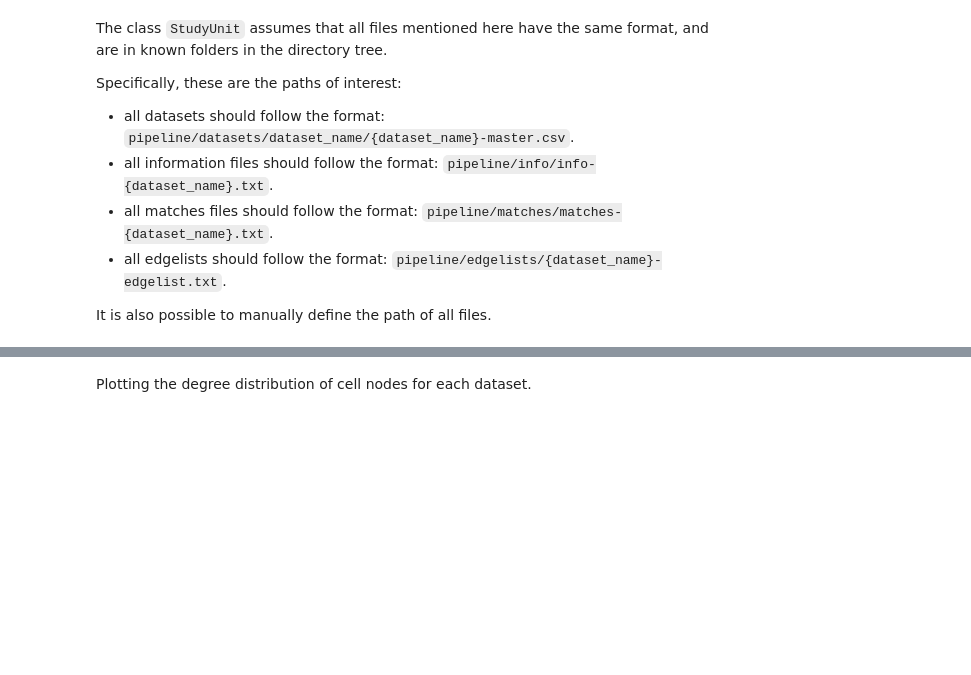
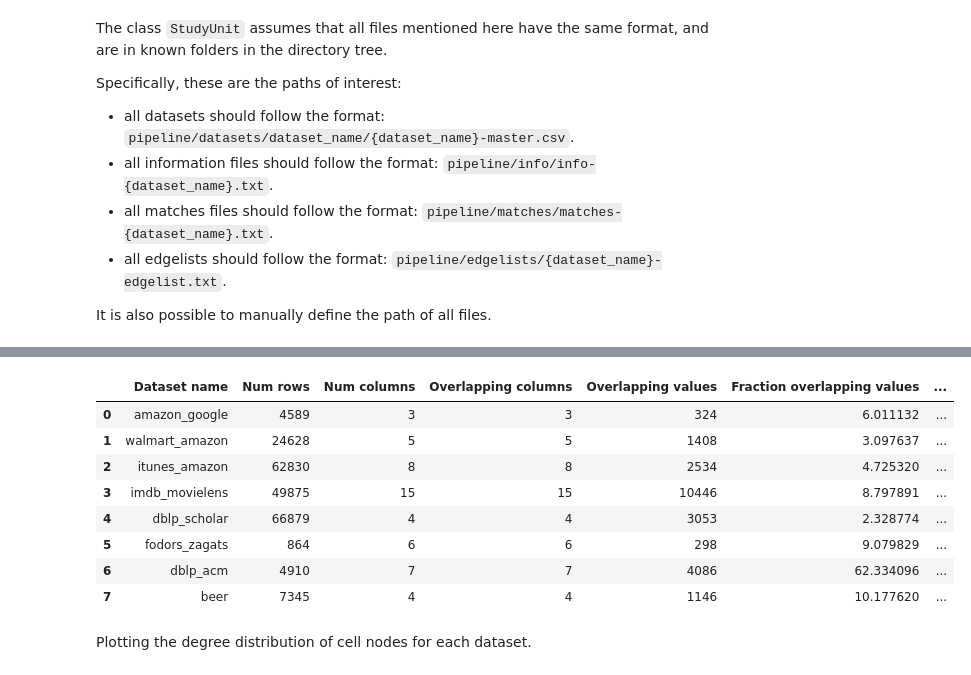
Before and after one commit to rcap107/embdi, a Jupyter notebook: notebooks/study_dataset.ipynb, the cells around one changed output, grey strips where cells are left out. Drawn from its saved outputs; the diff is of its cells as text; code cells hidden in the pictures; blank space fills up the shorter version.

```diff
--- a/study_dataset.ipynb
+++ b/notebooks/study_dataset.ipynb
@@ -316,12 +326,14 @@ class StudyUnit:
         print("Average degree above percentile: {:.2f}".format(info['avg_deg_above_perc']))
 # %%
 study_unit_dict = {}
-dataset_list = ['amazon_google', 'walmart_amazon', 'itunes_amazon', 'imdb_movielens', 'dblp_scholar', 'fodors_zagats', 'dblp_acm', 'beer']
-# dataset_list = ['amazon_google']
+# dataset_list = ['amazon_google', 'walmart_amazon', 'itunes_amazon', 'imdb_movielens', 'dblp_scholar', 'fodors_zagats', 'dblp_acm', 'beer']
+dataset_list = ['imdb_movielens']
 info_by_dataset = {x: None for x in dataset_list}
 for dset in dataset_list:
-    print(dset)
     study_unit = StudyUnit(dset)
     study_unit_dict[dset] = study_unit
-    info = study_unit.get_graph_info()
-    info_by_dataset[dset] = info
+    info_by_dataset[dset] = {}
+    info_basic = study_unit.get_basic_info()
+    info_graph = study_unit.get_graph_info()
+    info_by_dataset[dset].update(info_basic)
+    info_by_dataset[dset].update(info_graph)
@@ -381,3 +342,56 @@ TypeError: can only concatenate list (not "dict") to list
+# %%
+from numpy import mean
+
+columns = [
+    'Dataset name',
+    'Num rows',
+    'Num columns',
+    'Overlapping columns',
+    'Overlapping values',
+    'Fraction overlapping values',
+    'Total nodes',
+    'Average degree',
+    'Total tt edges',
+    '99th percentile degree',
+    'Nodes above 99th',
+    'Edges in 99th',
+    'Avg degree in 99th'
+]
+def info_dict_to_list(dset_name, info_dict):
+    info_list = [
+        dset_name,
+        info_dict['num_rows'],
+        info_dict['num_cols'],
+        info_dict['overlapping_columns'],
+        info_dict['overlapping_values'],
+        info_dict['frac_overlapping_values'],
+        info_dict['total_nodes'],
+        info_dict['avg_degree'],
+        info_dict['sum_degree'],
+        info_dict['perc99'],
+        info_dict['nodes_above_perc'],
+        info_dict['edges_from_nodes_above_perc'],
+        info_dict['avg_deg_above_perc'],
+    ]
+    return info_list
+
+data_dict = {}
+for idx, (dataset, info) in enumerate(info_by_dataset.items()):
+    info_list = info_dict_to_list(dataset, info)
+    data_dict[idx]=info_list
+
+info_df = pd.DataFrame.from_dict(data_dict, orient='index', columns=columns)
+info_df
+# %% [output]
+|  | Dataset name | Num rows | Num columns | Overlapping columns | Overlapping values | Fraction overlapping values | ... |
+| 0 | amazon_google | 4589 | 3 | 3 | 324 | 6.011132 | ... |
+| 1 | walmart_amazon | 24628 | 5 | 5 | 1408 | 3.097637 | ... |
+| 2 | itunes_amazon | 62830 | 8 | 8 | 2534 | 4.725320 | ... |
+| 3 | imdb_movielens | 49875 | 15 | 15 | 10446 | 8.797891 | ... |
+| 4 | dblp_scholar | 66879 | 4 | 4 | 3053 | 2.328774 | ... |
+| 5 | fodors_zagats | 864 | 6 | 6 | 298 | 9.079829 | ... |
+| 6 | dblp_acm | 4910 | 7 | 7 | 4086 | 62.334096 | ... |
+| 7 | beer | 7345 | 4 | 4 | 1146 | 10.177620 | ... |
 # %%
 def normalize(x):
     min_x = min(x)
```
Also changed, not shown: parts of 19 cells of this notebook.
